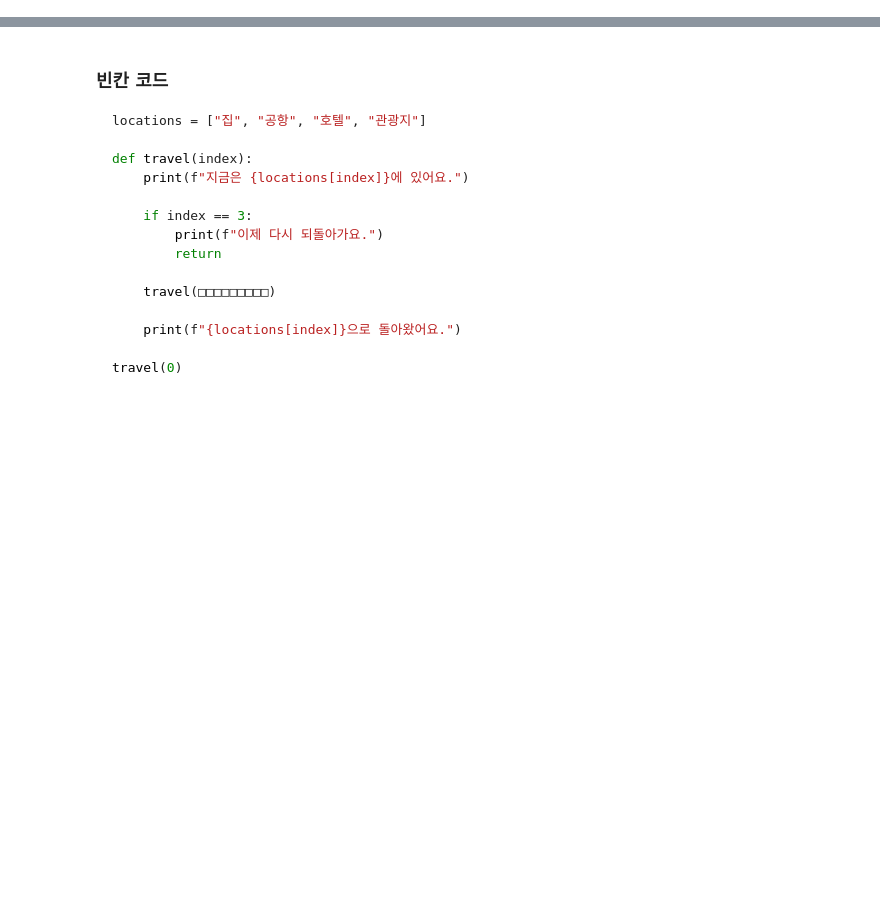
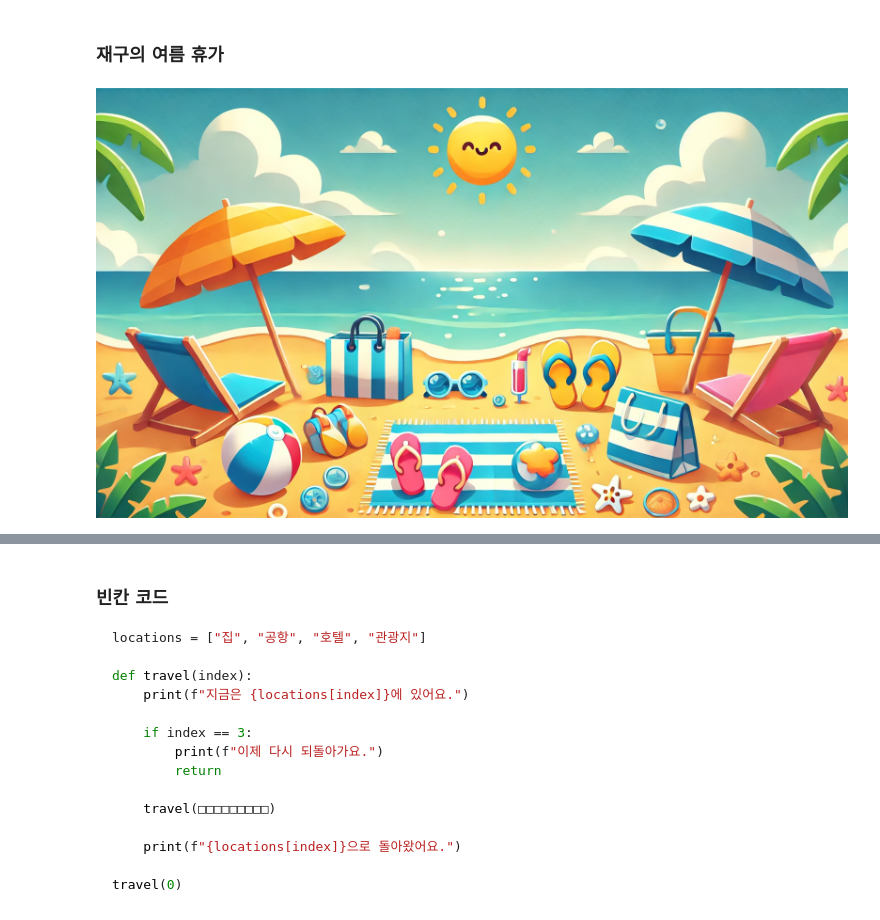
Before and after one commit to uliftbrown/PYA02-images, a Jupyter notebook: Problem 1.ipynb, the cells around one changed output, grey strips where cells are left out. Drawn from its saved outputs; the diff is of its cells as text; code cells hidden in the pictures; blank space fills up the shorter version.

```diff
--- a/Problem 1.ipynb
+++ b/Problem 1.ipynb
@@ -1 +1,8 @@
+# %% [markdown]
+### 재구의 여름 휴가
+# %%
+from IPython.display import Image
+Image(filename="./Lecture 01 Problem 1.png")
+# %% [output]
+[figure, added]
 # %% [markdown]
```
Also changed, not shown: parts of 1 cell of this notebook.
